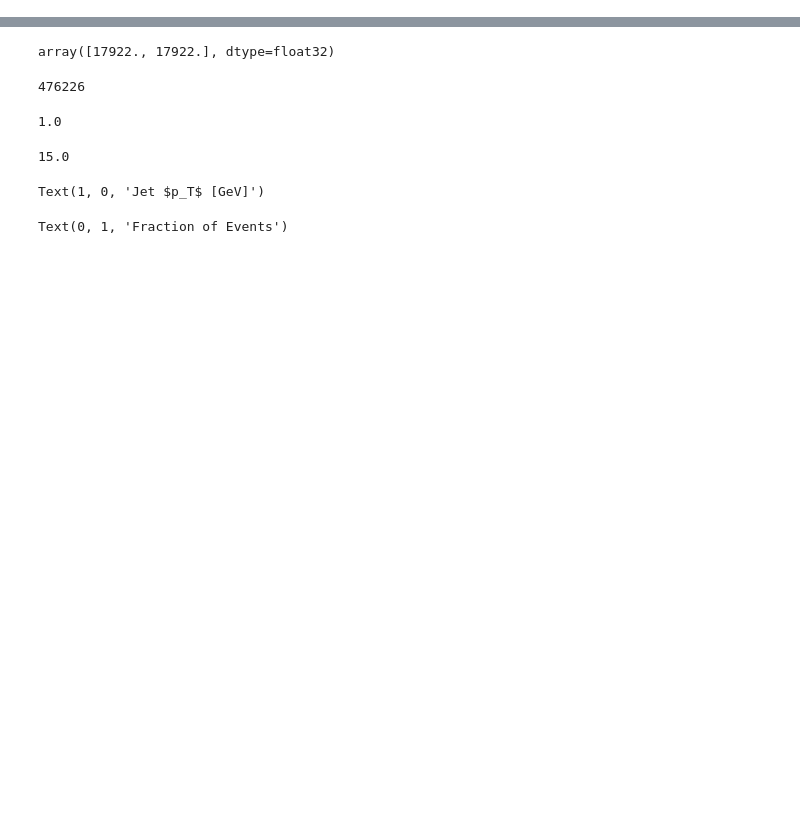
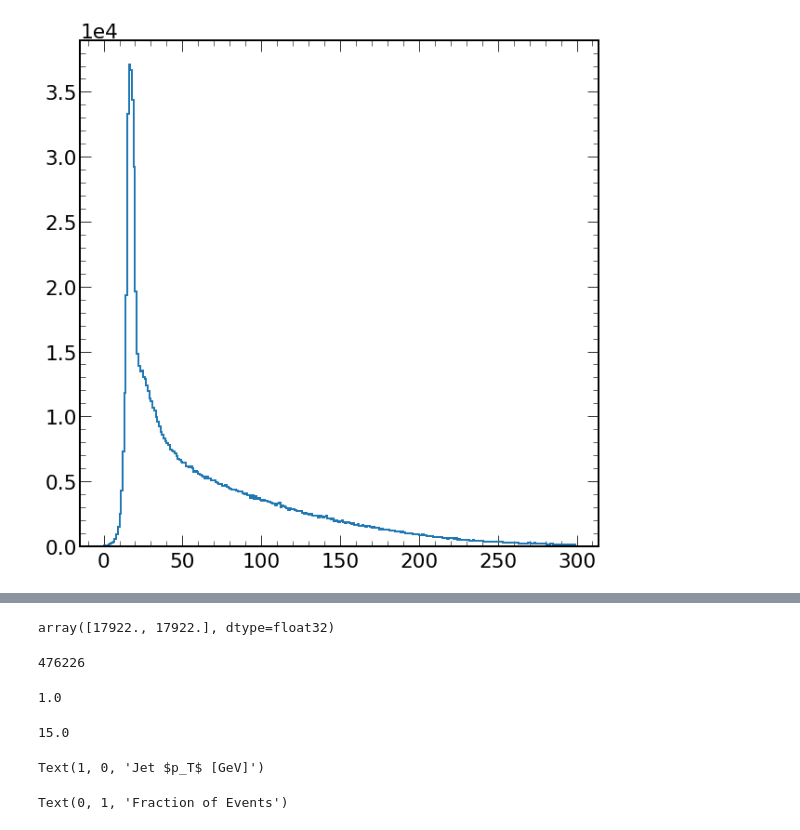
Before and after one commit to srosenzweig09/analysis, a Jupyter notebook: jupyter/1_signal_exploration/feature_exploration.ipynb, the cells around one changed output, grey strips where cells are left out. Saved outputs shown, nothing was run; the diff lists cells and outputs as text; code cells hidden in the pictures; blank space fills up the shorter version.

```diff
--- a/jupyter/1_signal_exploration/feature_exploration.ipynb
+++ b/jupyter/1_signal_exploration/feature_exploration.ipynb
@@ -2,0 +5,2 @@ from utils.fileUtils.sr import NMSSM_List_studies
+# %%
+files = FileLocations()
@@ -2,0 +12,3 @@ from utils.fileUtils.sr import NMSSM_List_studies
+# %%
+f = files.no_cuts
+tree = uproot.open(f"{f}:sixBtree")
@@ -2,0 +18,4 @@ from utils.fileUtils.sr import NMSSM_List_studies
+# %%
+n = Hist(ak.flatten(tree['jet_pt'].array()), bins=np.arange(300))
+# %% [output]
+[figure, added]
```
Also changed, not shown: parts of 6 cells of this notebook, 7 other files.
